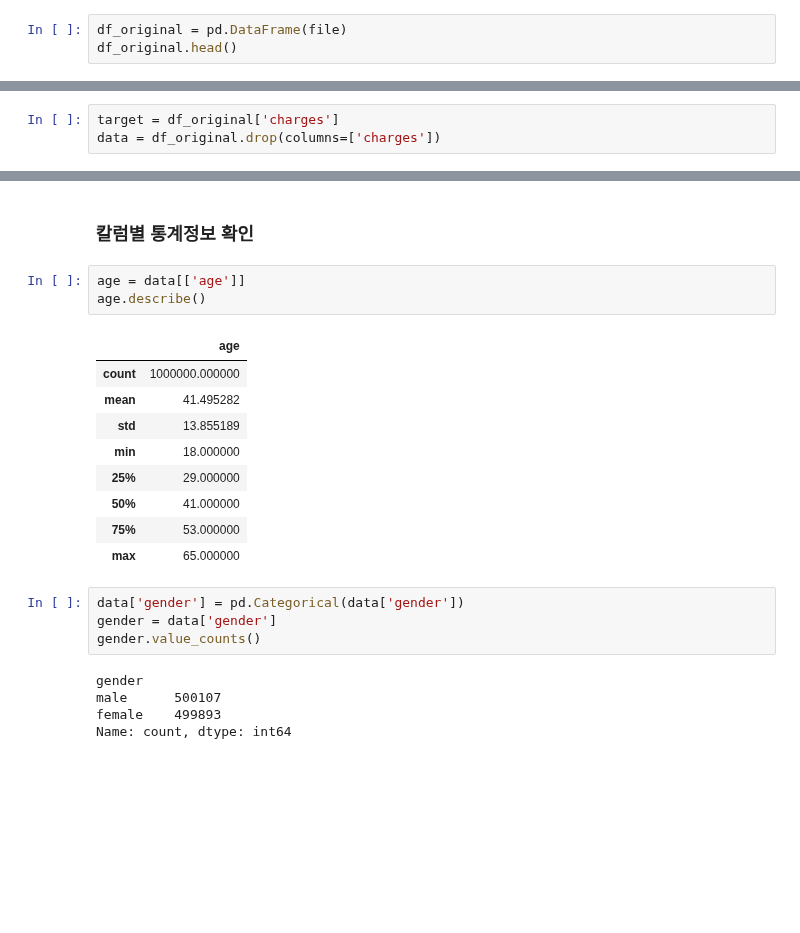
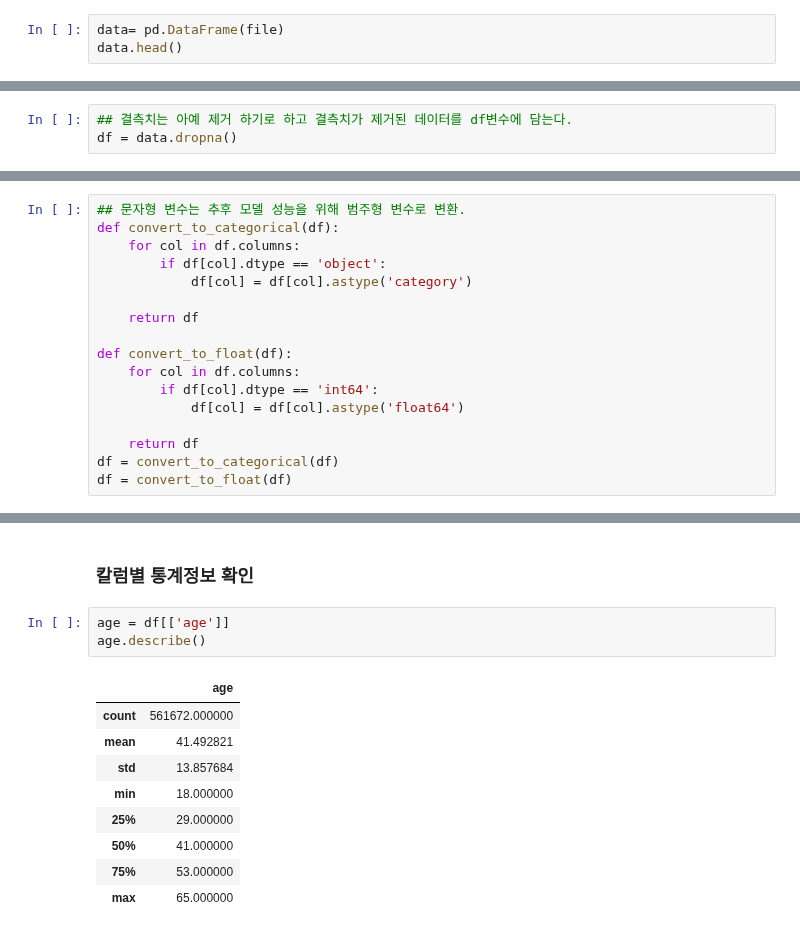
Before and after one commit to halley1116/2025_DA_study, a Jupyter notebook: LYS_2/project-1/LYS_2/pr1.ipynb, the cells around one changed output, grey strips where cells are left out. Drawn from its saved outputs; the diff is of its cells as text; blank space fills up the shorter version.

```diff
--- a/LYS_2/project-1/LYS_2/pr1.ipynb
+++ b/LYS_2/project-1/LYS_2/pr1.ipynb
@@ -31,6 +30,6 @@ file.head()
 | 3 | 25 | male | 19.89 | 0 | no | northwest | NaN | Diabetes | ... |
 | 4 | 49 | male | 38.21 | 3 | yes | northwest | Diabetes | High blood pressure | ... |
 # %%
-df_original = pd.DataFrame(file)
-df_original.head()
+data= pd.DataFrame(file)
+data.head()
 # %% [output]
@@ -38,3 +41,0 @@ NameError: name 'pd' is not defined
-# %%
-target = df_original['charges']
-data = df_original.drop(columns=['charges'])
@@ -77,0 +100,3 @@ data.describe()
+# %%
+## 결측치는 아예 제거 하기로 하고 결측치가 제거된 데이터를 df변수에 담는다.
+df = data.dropna()
@@ -77,0 +120,17 @@ data.describe()
+# %%
+## 문자형 변수는 추후 모델 성능을 위해 범주형 변수로 변환.
+def convert_to_categorical(df):
+    for col in df.columns:
+        if df[col].dtype == 'object':
+            df[col] = df[col].astype('category')
+
+    return df
+
+def convert_to_float(df):
+    for col in df.columns:
+        if df[col].dtype == 'int64':
+            df[col] = df[col].astype('float64')
+
+    return df
+df = convert_to_categorical(df)
+df = convert_to_float(df)
@@ -78,24 +159,15 @@ data.describe()
 # %% [markdown]
 ### 칼럼별 통계정보 확인
 # %%
-age = data[['age']]
+age = df[['age']]
 age.describe()
 # %% [output]
 |  | age |
-| count | 1000000.000000 |
-| mean | 41.495282 |
-| std | 13.855189 |
+| count | 561672.000000 |
+| mean | 41.492821 |
+| std | 13.857684 |
 | min | 18.000000 |
 | 25% | 29.000000 |
 | 50% | 41.000000 |
 | 75% | 53.000000 |
 | max | 65.000000 |
-# %%
-data['gender'] = pd.Categorical(data['gender'])
-gender = data['gender']
-gender.value_counts()
-# %% [output]
-gender
-male      500107
-female    499893
-Name: count, dtype: int64
```
Also changed, not shown: parts of 34 cells of this notebook.
